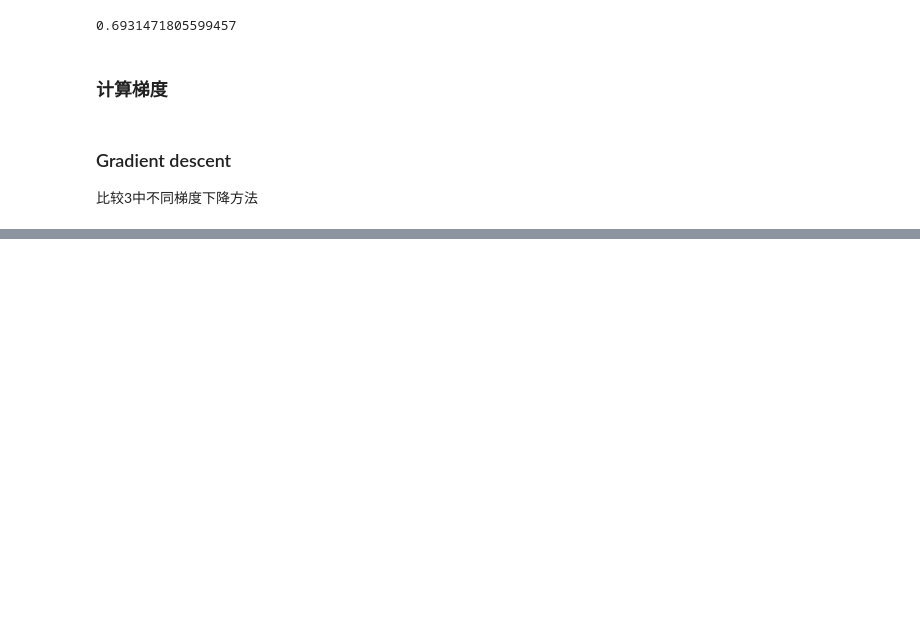
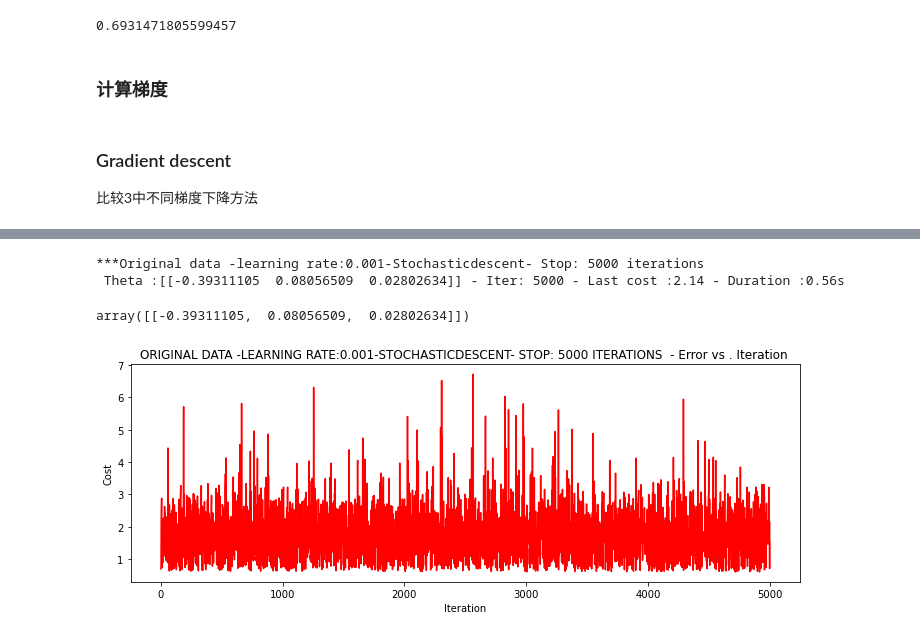
Before and after one commit to lixixi89055465/py_stu, a Jupyter notebook: tangyudi/配套案例/梯度下降/梯度下降求逻辑回归.ipynb, the cells around one changed output, grey strips where cells are left out. Saved outputs shown, nothing was run; the diff lists cells and outputs as text; code cells hidden in the pictures; blank space fills up the shorter version.

```diff
--- a/tangyudi/配套案例/梯度下降/梯度下降求逻辑回归.ipynb
+++ b/tangyudi/配套案例/梯度下降/梯度下降求逻辑回归.ipynb
@@ -201,0 +225,7 @@ ValueError: operands could not be broadcast together with shapes (100,) (0,3)
+# %%
+runExpe(orig_data,theta,1,STOP_ITER,thresh=5000,alpha=0.001)
+# %% [output]
+***Original data -learning rate:0.001-Stochasticdescent- Stop: 5000 iterations
+ Theta :[[-0.39311105  0.08056509  0.02802634]] - Iter: 5000 - Last cost :2.14 - Duration :0.56s
+array([[-0.39311105,  0.08056509,  0.02802634]])
+[figure, added]
```
Also changed, not shown: parts of 13 cells of this notebook, 1 other file.
